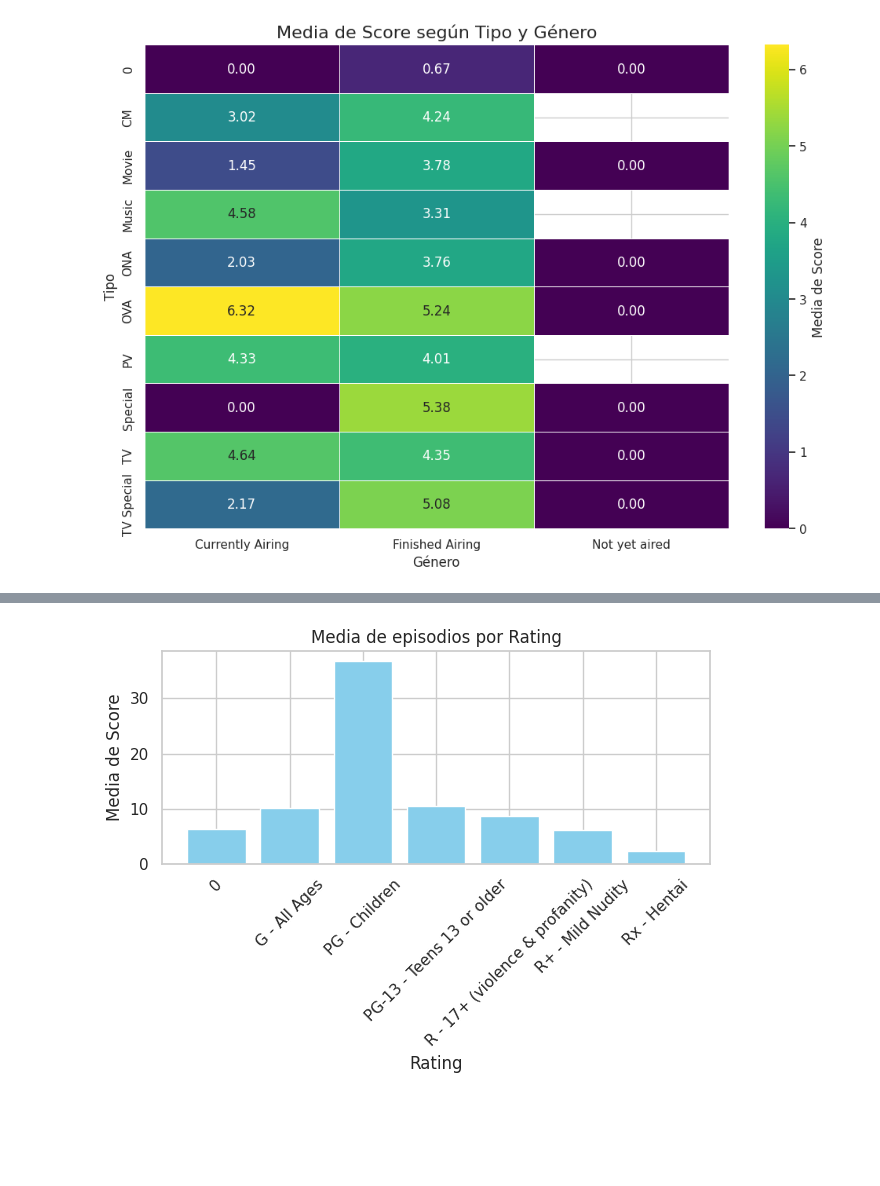
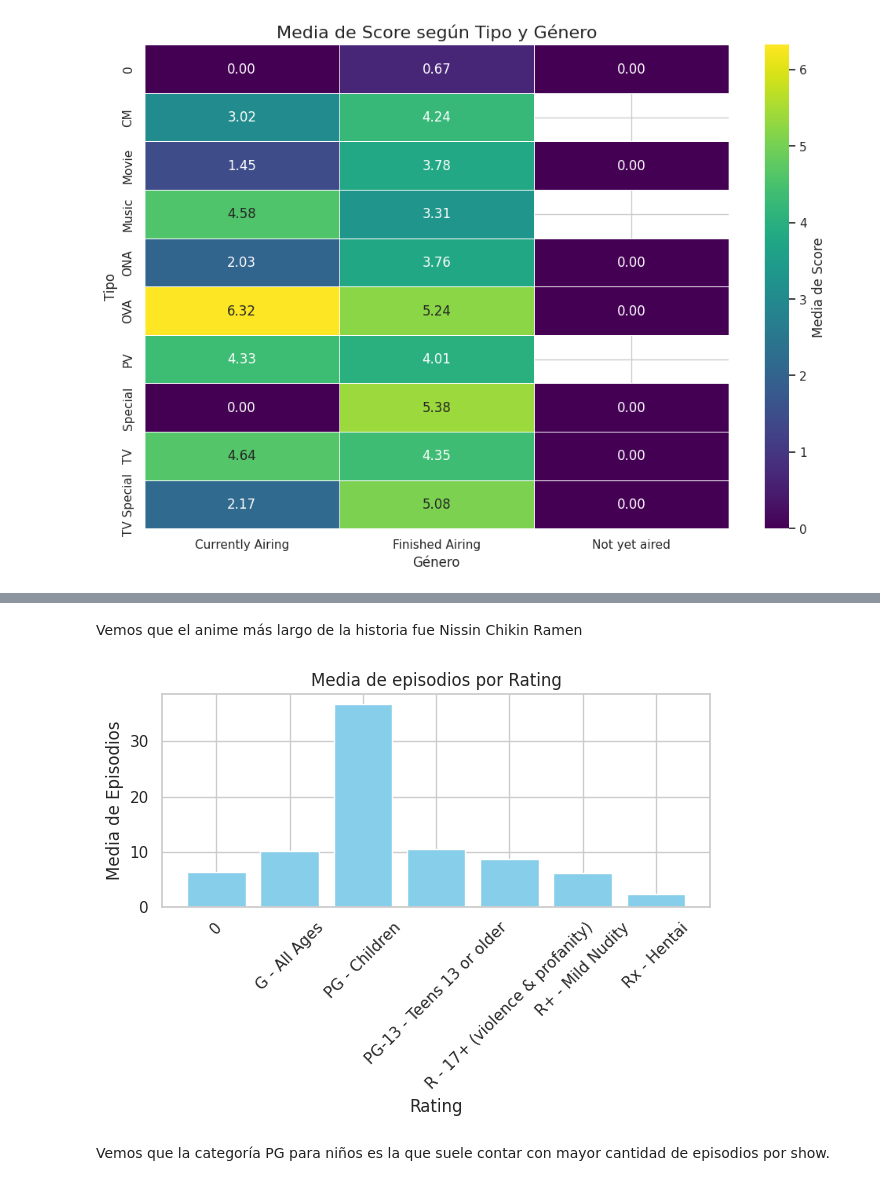
Before and after one commit to glandricina10/notebooks2, a Jupyter notebook: 055_reto_black_friday.ipynb, the cells around one changed output, grey strips where cells are left out. Saved outputs shown, nothing was run; the diff lists cells and outputs as text; code cells hidden in the pictures; blank space fills up the shorter version.

```diff
--- a/055_reto_black_friday.ipynb
+++ b/055_reto_black_friday.ipynb
@@ -312,28 +319,32 @@ plt.show()
+# %% [markdown]
+Vemos que el anime más largo de la historia fue Nissin Chikin Ramen
 # %%
 import matplotlib.pyplot as plt
 
 # Supón que tienes el DataFrame 'data' y quieres graficar la media del score por rating
 mean_score_by_rating = anime.groupby('rating')['episodes'].mean()
 
 # Obtener las categorías (ratings)
 categories = mean_score_by_rating.index
 
 # Posiciones en el eje x
 x_pos = range(len(categories))
 
 # Graficar usando las posiciones
 plt.bar(x_pos, mean_score_by_rating.values, color='skyblue')
 
 # Ajustar las etiquetas del eje x
 plt.xticks(x_pos, categories, rotation=45)
 
 plt.xlabel('Rating')
-plt.ylabel('Media de Score')
+plt.ylabel('Media de Episodios')
 plt.title('Media de episodios por Rating')
 plt.tight_layout()
 plt.show()
 # %% [output]
-[figure, old version]
+[figure, new version]
+# %% [markdown]
+Vemos que la categoría PG para niños es la que suele contar con mayor cantidad de episodios por show.
 # %%
 import plotnine
 from plotnine import *
```
Also changed, not shown: parts of 14 cells of this notebook.
